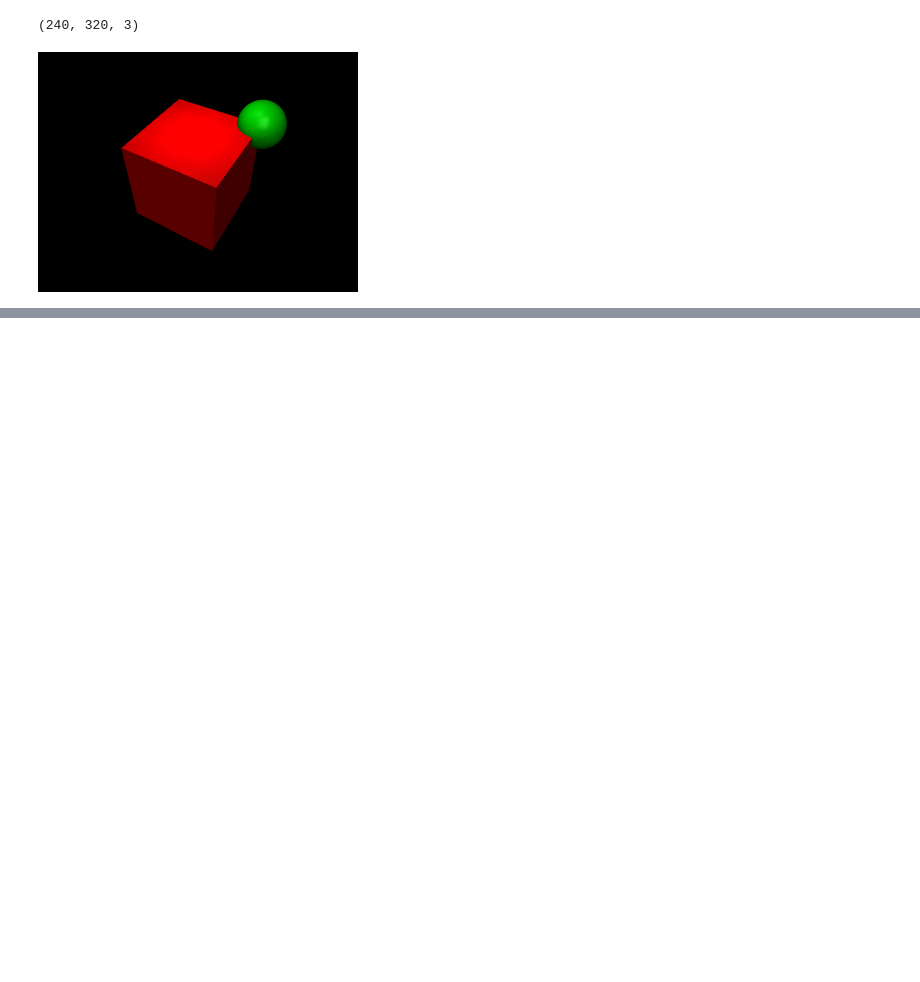
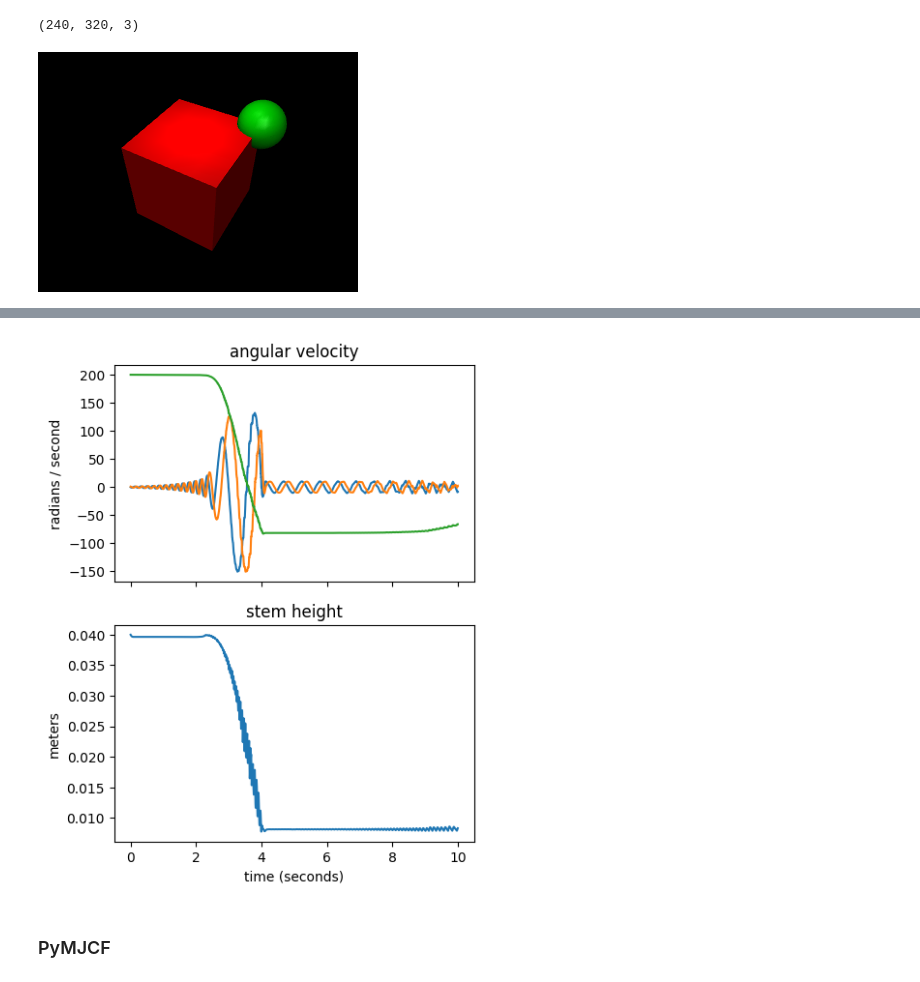
Before and after one commit to 3DAlgoLab/act, a Jupyter notebook: study/dm_control_drill.ipynb, the cells around one changed output, grey strips where cells are left out. Cells and saved outputs as stored; diff of their text form; code cells hidden in the pictures; blank space fills up the shorter version.

```diff
--- a/study/dm_control_drill.ipynb
+++ b/study/dm_control_drill.ipynb
@@ -68,0 +80,19 @@ display_video(frames, framerate)
+# %%
+duration = 10
+framerate = 60
+time_vals = []
+angular_velocity = []
+stem_height = []
+frames = []
+
+physics.reset(0)
+while physics.data.time < duration:
+    physics.step()
+    time_vals.append(physics.data.time)
+    angular_velocity.append(physics.data.qvel[3:6].copy())
+    stem_height.append(physics.named.data.geom_xpos["stem", "z"])
+    if len(frames) < (physics.data.time) * framerate:
+        pixels = physics.render(camera_id="closeup")
+        frames.append(pixels)
+
+display_video(frames, framerate=framerate)
@@ -68,0 +101,23 @@ display_video(frames, framerate)
+# %%
+# draw graph
+# %config InlineBackend.figure_format = 'svg'
+%matplotlib inline
+
+dpi = 100
+width = 480
+height = 640
+figsize = (width / dpi, height / dpi)
+_, ax = plt.subplots(2, 1, figsize=figsize, dpi=100, sharex=True)
+
+ax[0].plot(time_vals, angular_velocity)
+ax[0].set_title("angular velocity")
+ax[0].set_ylabel("radians / second")
+
+ax[1].plot(time_vals, stem_height)
+ax[1].set_xlabel("time (seconds)")
+ax[1].set_ylabel("meters")
+_ = ax[1].set_title("stem height")
+# %% [output]
+[figure, added]
+# %% [markdown]
+### PyMJCF
```
Also changed, not shown: parts of 9 cells of this notebook, 4 other files.
